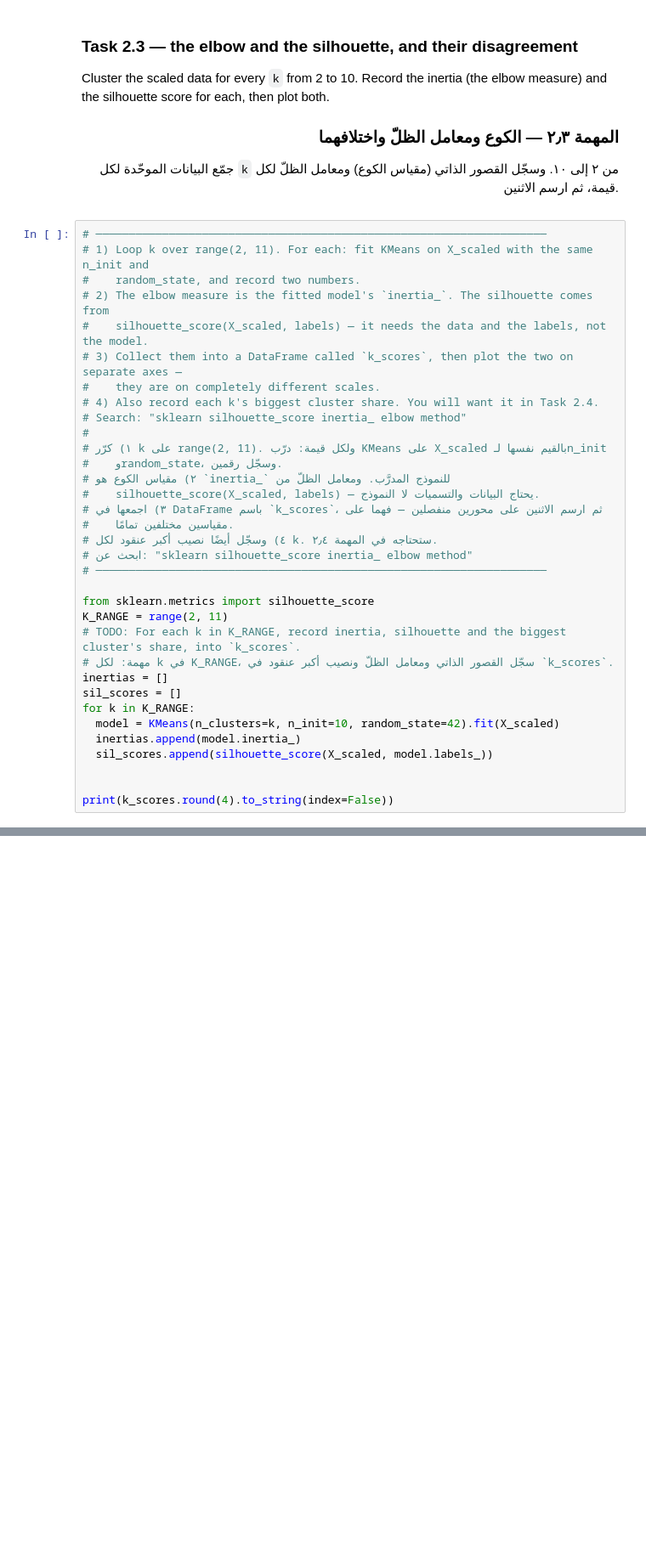
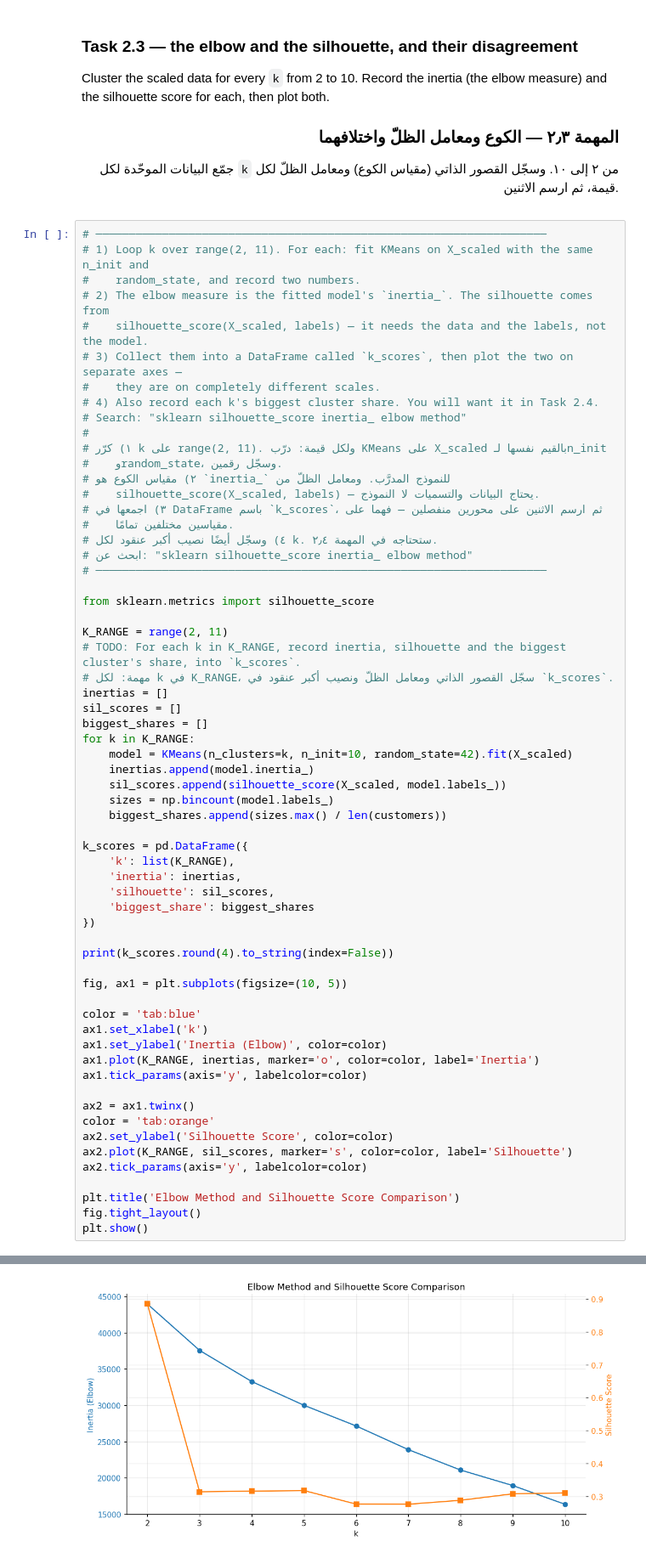
Before and after one commit to NawafK70/AIEP_Olo_student, a Jupyter notebook: week_1_foundations/labs/D5_clustering_pca/D5_clustering_pca_blank.ipynb, the cells around one changed output, grey strips where cells are left out. Shown at 85% size. Cells and saved outputs as stored; diff of their text form; blank space fills up the shorter version.

```diff
--- a/week_1_foundations/labs/D5_clustering_pca/D5_clustering_pca_blank.ipynb
+++ b/week_1_foundations/labs/D5_clustering_pca/D5_clustering_pca_blank.ipynb
@@ -542,15 +542,44 @@ silhouette score for each, then plot both.
 # ────────────────────────────────────────────────────────────────────
 
 from sklearn.metrics import silhouette_score
+
 K_RANGE = range(2, 11)
 # TODO: For each k in K_RANGE, record inertia, silhouette and the biggest cluster's share, into `k_scores`.
 # مهمة: لكل k في K_RANGE، سجّل القصور الذاتي ومعامل الظلّ ونصيب أكبر عنقود في `k_scores`.
 inertias = []
 sil_scores = []
+biggest_shares = []
 for k in K_RANGE:
-  model = KMeans(n_clusters=k, n_init=10, random_state=42).fit(X_scaled)
-  inertias.append(model.inertia_)
-  sil_scores.append(silhouette_score(X_scaled, model.labels_))
+    model = KMeans(n_clusters=k, n_init=10, random_state=42).fit(X_scaled)
+    inertias.append(model.inertia_)
+    sil_scores.append(silhouette_score(X_scaled, model.labels_))
+    sizes = np.bincount(model.labels_)
+    biggest_shares.append(sizes.max() / len(customers))
 
+k_scores = pd.DataFrame({
+    'k': list(K_RANGE),
+    'inertia': inertias,
+    'silhouette': sil_scores,
+    'biggest_share': biggest_shares
+})
 
 print(k_scores.round(4).to_string(index=False))
+
+fig, ax1 = plt.subplots(figsize=(10, 5))
+
+color = 'tab:blue'
+ax1.set_xlabel('k')
+ax1.set_ylabel('Inertia (Elbow)', color=color)
+ax1.plot(K_RANGE, inertias, marker='o', color=color, label='Inertia')
+ax1.tick_params(axis='y', labelcolor=color)
+
+ax2 = ax1.twinx()
+color = 'tab:orange'
+ax2.set_ylabel('Silhouette Score', color=color)
+ax2.plot(K_RANGE, sil_scores, marker='s', color=color, label='Silhouette')
+ax2.tick_params(axis='y', labelcolor=color)
+
+plt.title('Elbow Method and Silhouette Score Comparison')
+fig.tight_layout()
+plt.show()
+# %% [output]
@@ -557,3 +596,4 @@ print(k_scores.round(4).to_string(index=False))
+[figure, added]
 # %% [markdown]
 Neither plot gives you an answer, and each fails in its own way.
 
```
Also changed, not shown: parts of 7 cells of this notebook.
